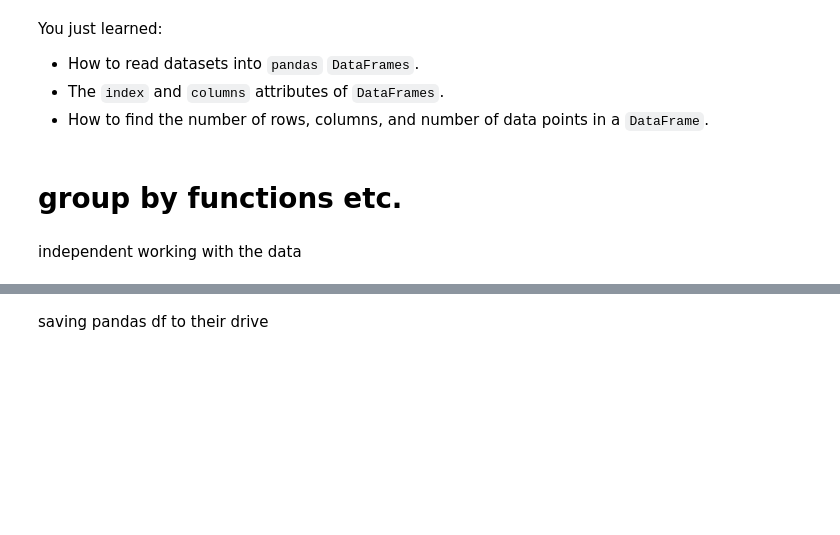
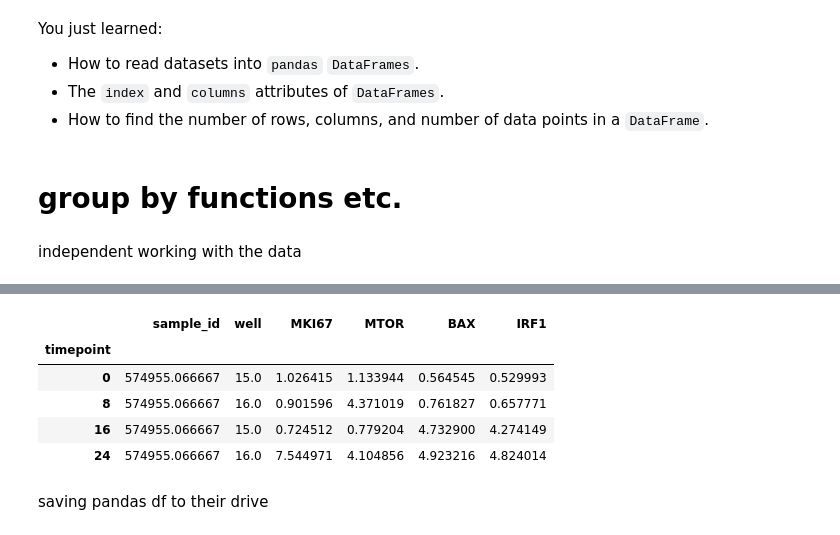
Before and after one commit to grkenney/WinSPIRE-HLC-Python, a Jupyter notebook: Notebooks/Day_2.1_Introduction_to_Pandas.ipynb, the cells around one changed output, grey strips where cells are left out. Cells and saved outputs as stored; diff of their text form; code cells hidden in the pictures; blank space fills up the shorter version.

```diff
--- a/Notebooks/Day_2.1_Introduction_to_Pandas.ipynb
+++ b/Notebooks/Day_2.1_Introduction_to_Pandas.ipynb
@@ -174,2 +278,11 @@ independent working with the data
+# %%
+df.groupby("timepoint").mean()
+# %% [output]
+|  | sample_id | well | MKI67 | MTOR | BAX | IRF1 |
+| timepoint |  |  |  |  |  |  |
+| 0 | 574955.066667 | 15.0 | 1.026415 | 1.133944 | 0.564545 | 0.529993 |
+| 8 | 574955.066667 | 16.0 | 0.901596 | 4.371019 | 0.761827 | 0.657771 |
+| 16 | 574955.066667 | 15.0 | 0.724512 | 0.779204 | 4.732900 | 4.274149 |
+| 24 | 574955.066667 | 16.0 | 7.544971 | 4.104856 | 4.923216 | 4.824014 |
 # %% [markdown]
 saving pandas df to their drive
```
Also changed, not shown: parts of 19 cells of this notebook, 4 other files.
